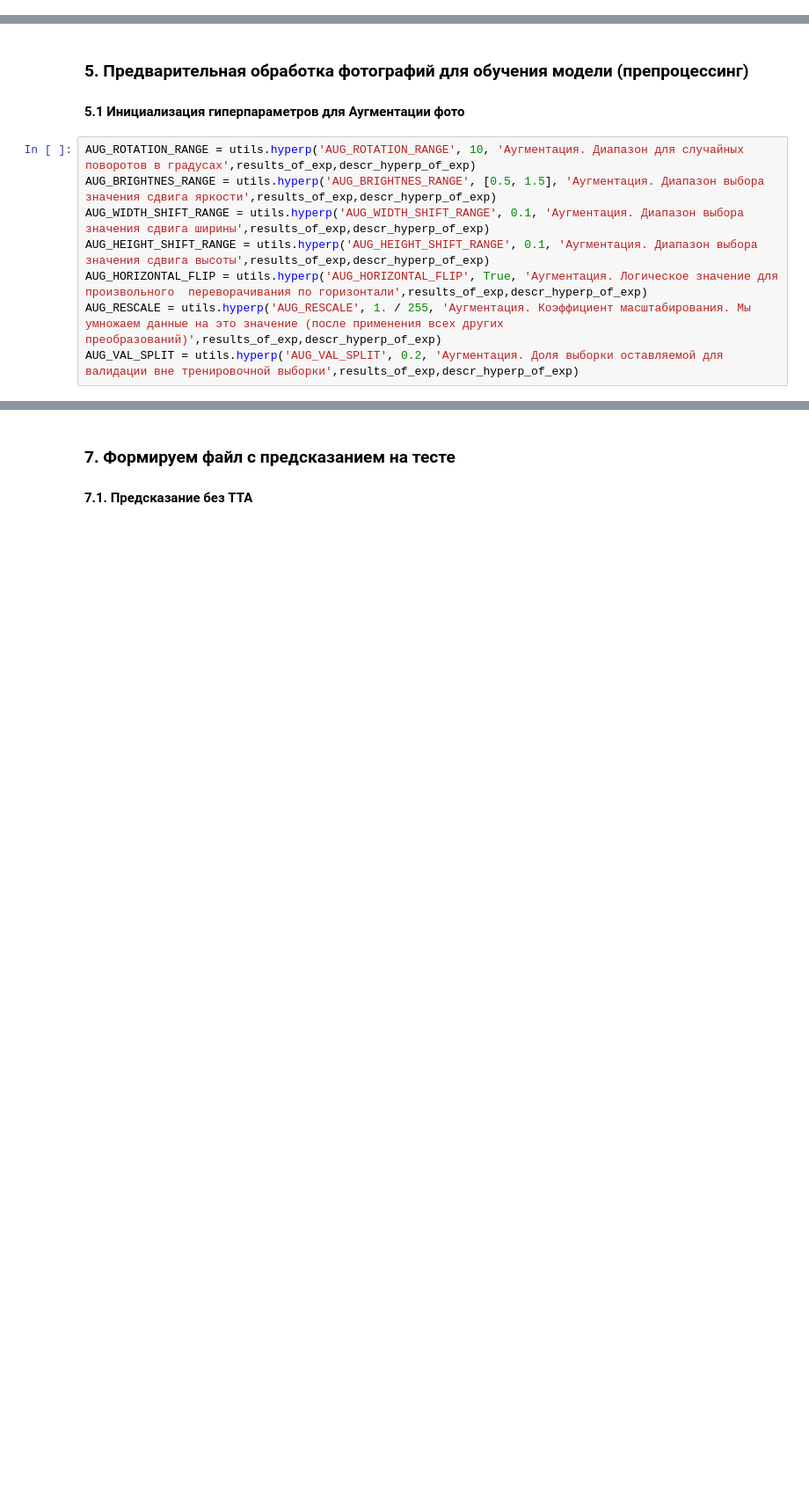
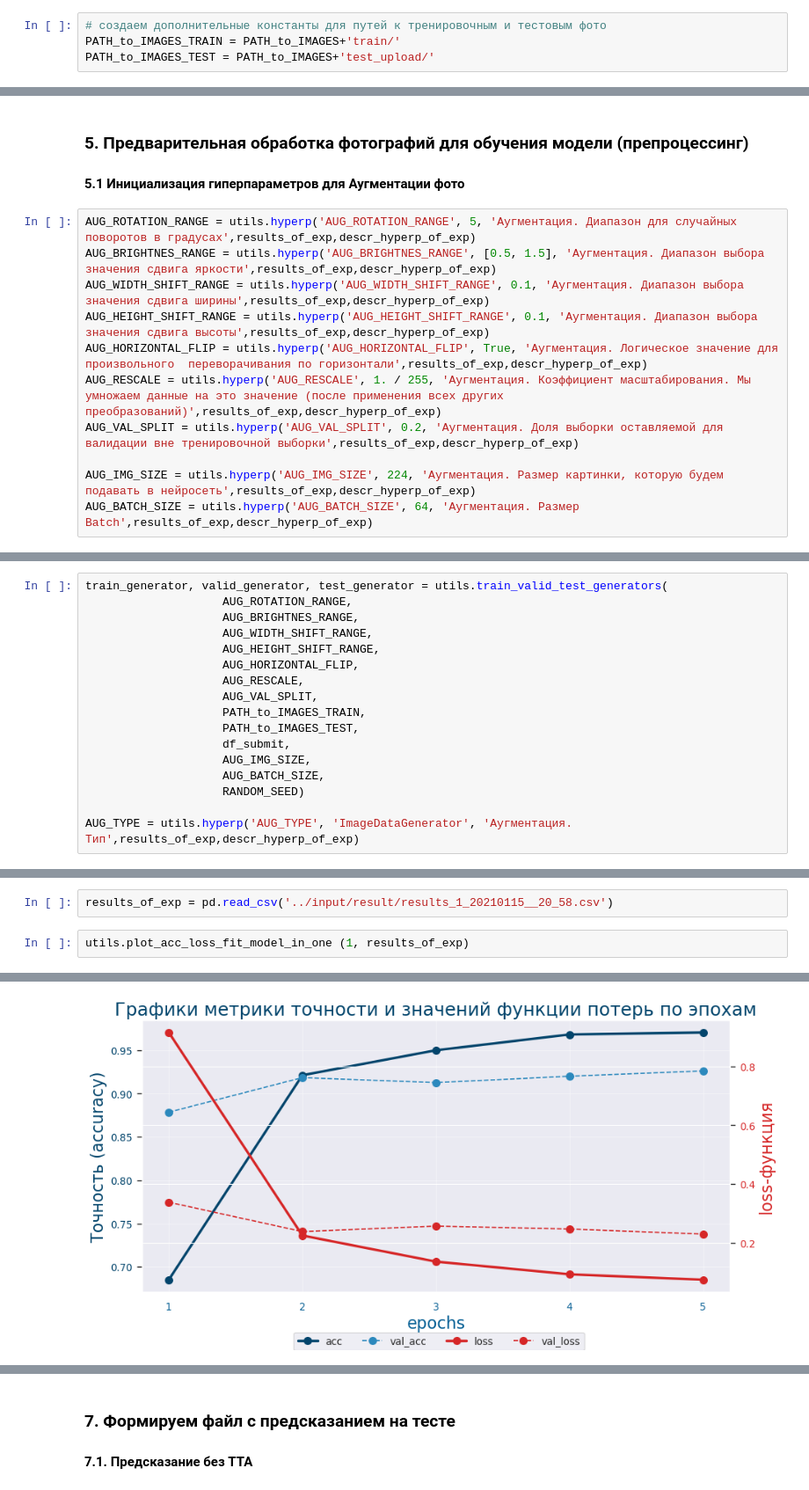
Before and after one commit to alex-sokolov2011/pet-projects, a Jupyter notebook: module_7/kaggle_rds7_Сar_Сlassification_Sokolov_.ipynb, the cells around one changed output, grey strips where cells are left out. Shown at 88% size. Saved outputs shown, nothing was run; the diff lists cells and outputs as text; blank space fills up the shorter version.

```diff
--- a/module_7/kaggle_rds7_Сar_Сlassification_Sokolov_.ipynb
+++ b/module_7/kaggle_rds7_Сar_Сlassification_Sokolov_.ipynb
@@ -87,2 +186,6 @@ utils.unzip(PATH_to_FILE, PATH_to_IMAGES, ['train.zip', 'test.zip'], 'с кар
+# %%
+# создаем дополнительные константы для путей к тренировочным и тестовым фото
+PATH_to_IMAGES_TRAIN = PATH_to_IMAGES+'train/'
+PATH_to_IMAGES_TEST = PATH_to_IMAGES+'test_upload/'
 # %% [markdown]
 ### 3. Разведовательный анализ данных (EDA)
@@ -206,11 +304,14 @@ NUM_EXP = 1 (Номер эксперимента). Константа иници
 ### 5. Предварительная обработка фотографий для обучения модели (препроцессинг)
 #### 5.1 Инициализация гиперпараметров для Аугментации фото
 # %%
-AUG_ROTATION_RANGE = utils.hyperp('AUG_ROTATION_RANGE', 10, 'Аугментация. Диапазон для случайных поворотов в градусах',results_of_exp,descr_hyperp_of_exp)
+AUG_ROTATION_RANGE = utils.hyperp('AUG_ROTATION_RANGE', 5, 'Аугментация. Диапазон для случайных поворотов в градусах',results_of_exp,descr_hyperp_of_exp)
 AUG_BRIGHTNES_RANGE = utils.hyperp('AUG_BRIGHTNES_RANGE', [0.5, 1.5], 'Аугментация. Диапазон выбора значения сдвига яркости',results_of_exp,descr_hyperp_of_exp)
 AUG_WIDTH_SHIFT_RANGE = utils.hyperp('AUG_WIDTH_SHIFT_RANGE', 0.1, 'Аугментация. Диапазон выбора значения сдвига ширины',results_of_exp,descr_hyperp_of_exp)
 AUG_HEIGHT_SHIFT_RANGE = utils.hyperp('AUG_HEIGHT_SHIFT_RANGE', 0.1, 'Аугментация. Диапазон выбора значения сдвига высоты',results_of_exp,descr_hyperp_of_exp)
 AUG_HORIZONTAL_FLIP = utils.hyperp('AUG_HORIZONTAL_FLIP', True, 'Аугментация. Логическое значение для произвольного  переворачивания по горизонтали',results_of_exp,descr_hyperp_of_exp)
 AUG_RESCALE = utils.hyperp('AUG_RESCALE', 1. / 255, 'Аугментация. Коэффициент масштабирования. Мы умножаем данные на это значение (после применения всех других преобразований)',results_of_exp,descr_hyperp_of_exp)
 AUG_VAL_SPLIT = utils.hyperp('AUG_VAL_SPLIT', 0.2, 'Аугментация. Доля выборки оставляемой для валидации вне тренировочной выборки',results_of_exp,descr_hyperp_of_exp)
+
+AUG_IMG_SIZE = utils.hyperp('AUG_IMG_SIZE', 224, 'Аугментация. Размер картинки, которую будем подавать в нейросеть',results_of_exp,descr_hyperp_of_exp)
+AUG_BATCH_SIZE = utils.hyperp('AUG_BATCH_SIZE', 64, 'Аугментация. Размер Batch',results_of_exp,descr_hyperp_of_exp)
 # %% [output]
@@ -225,0 +334,17 @@ AUG_VAL_SPLIT = 0.2 (Аугментация. Доля выборки остав
+# %%
+train_generator, valid_generator, test_generator = utils.train_valid_test_generators(
+                    AUG_ROTATION_RANGE,
+                    AUG_BRIGHTNES_RANGE,
+                    AUG_WIDTH_SHIFT_RANGE,
+                    AUG_HEIGHT_SHIFT_RANGE,
+                    AUG_HORIZONTAL_FLIP,
+                    AUG_RESCALE,
+                    AUG_VAL_SPLIT,
+                    PATH_to_IMAGES_TRAIN,
+                    PATH_to_IMAGES_TEST,
+                    df_submit,
+                    AUG_IMG_SIZE,
+                    AUG_BATCH_SIZE,
+                    RANDOM_SEED)
+
+AUG_TYPE = utils.hyperp('AUG_TYPE', 'ImageDataGenerator', 'Аугментация. Тип',results_of_exp,descr_hyperp_of_exp)
@@ -225,0 +473,5 @@ AUG_VAL_SPLIT = 0.2 (Аугментация. Доля выборки остав
+# %%
+results_of_exp = pd.read_csv('../input/result/results_1_20210115__20_58.csv')
+# %%
+utils.plot_acc_loss_fit_model_in_one (1, results_of_exp)
+# %% [output]
@@ -225,0 +479 @@ AUG_VAL_SPLIT = 0.2 (Аугментация. Доля выборки остав
+[figure, added]
```
Also changed, not shown: parts of 41 cells of this notebook.
